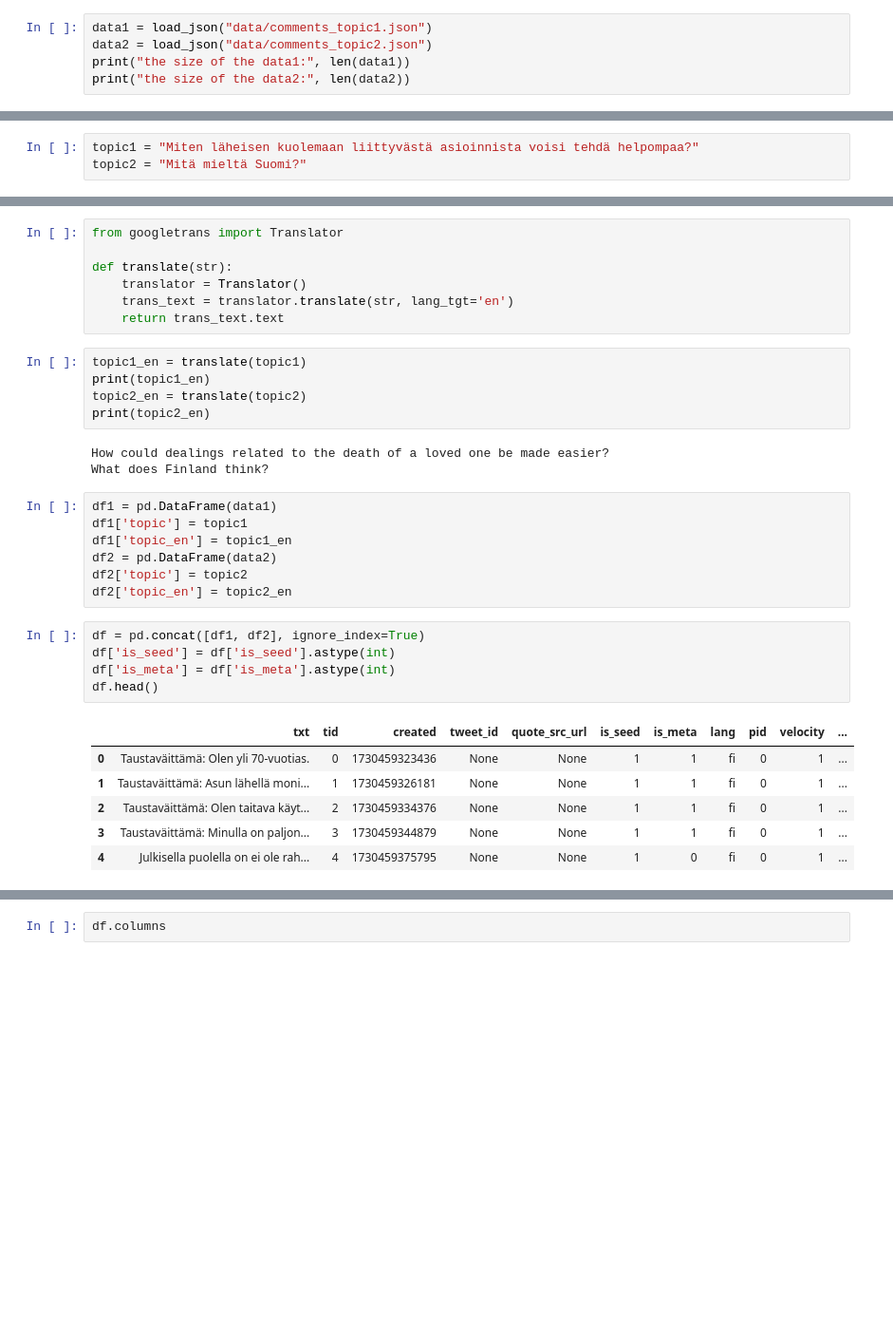
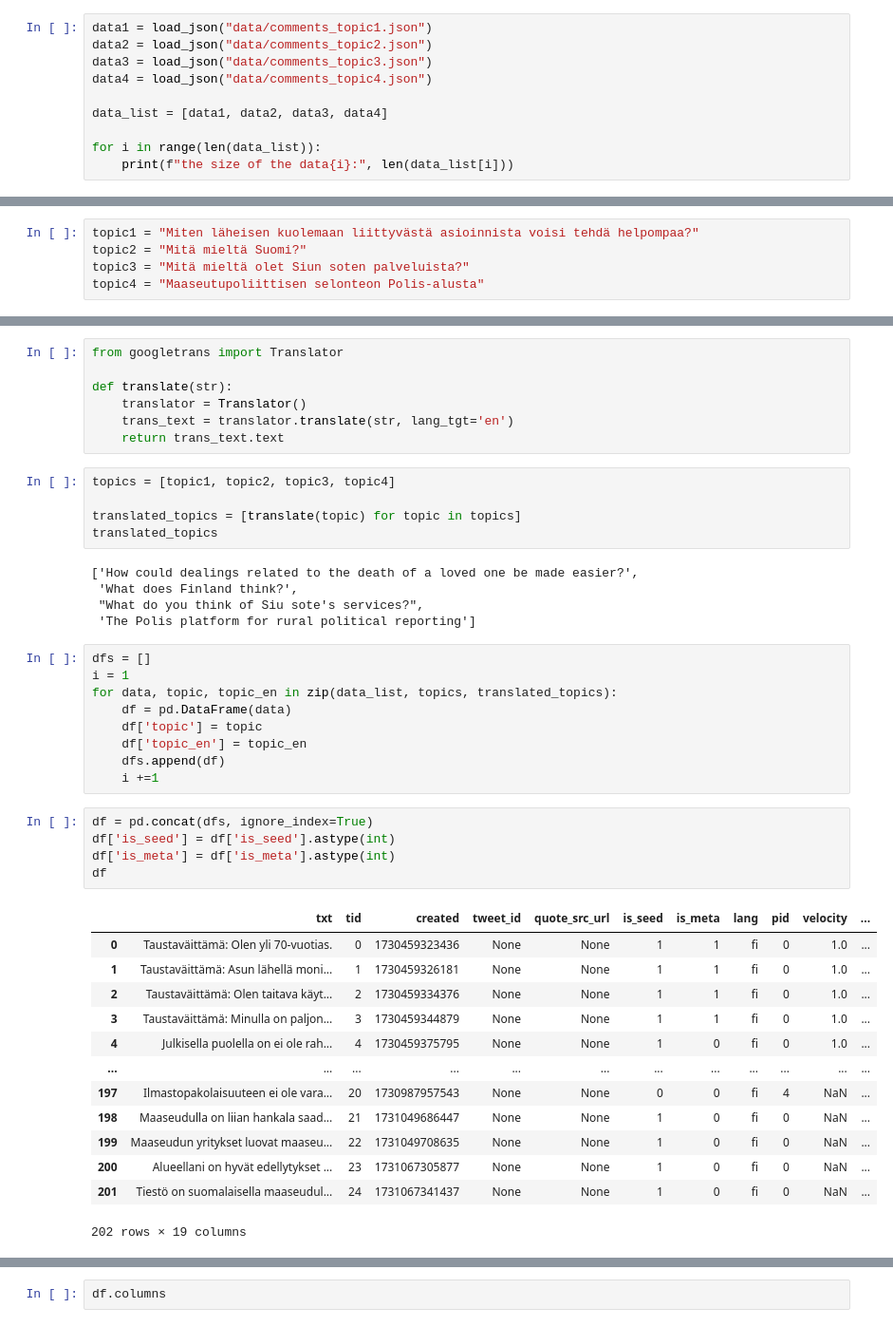
Before and after one commit to sophiaBuss0410/codevelhot, a Jupyter notebook: making data.ipynb, the cells around one changed output, grey strips where cells are left out. Shown at 95% size. Saved outputs shown, nothing was run; the diff lists cells and outputs as text; blank space fills up the shorter version.

Commit message:
adding two topics

```diff
--- a/making data.ipynb
+++ b/making data.ipynb
@@ -12,6 +12,11 @@ def load_json(file_name):
 # %%
 data1 = load_json("data/comments_topic1.json")
 data2 = load_json("data/comments_topic2.json")
-print("the size of the data1:", len(data1))
-print("the size of the data2:", len(data2))
+data3 = load_json("data/comments_topic3.json")
+data4 = load_json("data/comments_topic4.json")
+
+data_list = [data1, data2, data3, data4]
+
+for i in range(len(data_list)):
+    print(f"the size of the data{i}:", len(data_list[i]))
 # %% [output]
@@ -20,6 +27,8 @@ the size of the data2: 20
 # %%
 topic1 = "Miten läheisen kuolemaan liittyvästä asioinnista voisi tehdä helpompaa?"
 topic2 = "Mitä mieltä Suomi?"
+topic3 = "Mitä mieltä olet Siun soten palveluista?"
+topic4 = "Maaseutupoliittisen selonteon Polis-alusta"
 # %% [markdown]
 ## Translating the text
 # %%
@@ -29,33 +38,44 @@ def translate(str):
     translator = Translator()
     trans_text = translator.translate(str, lang_tgt='en')
     return trans_text.text
-# %%
-topic1_en = translate(topic1)
-print(topic1_en)
-topic2_en = translate(topic2)
-print(topic2_en)
-# %% [output]
-How could dealings related to the death of a loved one be made easier?
-What does Finland think?
-# %%
-df1 = pd.DataFrame(data1)
-df1['topic'] = topic1
-df1['topic_en'] = topic1_en
-df2 = pd.DataFrame(data2)
-df2['topic'] = topic2
-df2['topic_en'] = topic2_en
+# %%
+topics = [topic1, topic2, topic3, topic4]
+
+translated_topics = [translate(topic) for topic in topics]
+translated_topics
+# %% [output]
+['How could dealings related to the death of a loved one be made easier?',
+ 'What does Finland think?',
+ "What do you think of Siu sote's services?",
+ 'The Polis platform for rural political reporting']
+# %%
+dfs = []
+i = 1
+for data, topic, topic_en in zip(data_list, topics, translated_topics):
+    df = pd.DataFrame(data)
+    df['topic'] = topic
+    df['topic_en'] = topic_en
+    dfs.append(df)
+    i +=1
 # %%
-df = pd.concat([df1, df2], ignore_index=True)
+df = pd.concat(dfs, ignore_index=True)
 df['is_seed'] = df['is_seed'].astype(int)
 df['is_meta'] = df['is_meta'].astype(int)
-df.head()
+df
 # %% [output]
 |  | txt | tid | created | tweet_id | quote_src_url | is_seed | is_meta | lang | pid | velocity | ... |
-| 0 | Taustaväittämä: Olen yli 70-vuotias. | 0 | 1730459323436 | None | None | 1 | 1 | fi | 0 | 1 | ... |
-| 1 | Taustaväittämä: Asun lähellä moni... | 1 | 1730459326181 | None | None | 1 | 1 | fi | 0 | 1 | ... |
-| 2 | Taustaväittämä: Olen taitava käyt... | 2 | 1730459334376 | None | None | 1 | 1 | fi | 0 | 1 | ... |
-| 3 | Taustaväittämä: Minulla on paljon... | 3 | 1730459344879 | None | None | 1 | 1 | fi | 0 | 1 | ... |
-| 4 | Julkisella puolella on ei ole rah... | 4 | 1730459375795 | None | None | 1 | 0 | fi | 0 | 1 | ... |
+| 0 | Taustaväittämä: Olen yli 70-vuotias. | 0 | 1730459323436 | None | None | 1 | 1 | fi | 0 | 1.0 | ... |
+| 1 | Taustaväittämä: Asun lähellä moni... | 1 | 1730459326181 | None | None | 1 | 1 | fi | 0 | 1.0 | ... |
+| 2 | Taustaväittämä: Olen taitava käyt... | 2 | 1730459334376 | None | None | 1 | 1 | fi | 0 | 1.0 | ... |
+| 3 | Taustaväittämä: Minulla on paljon... | 3 | 1730459344879 | None | None | 1 | 1 | fi | 0 | 1.0 | ... |
+| 4 | Julkisella puolella on ei ole rah... | 4 | 1730459375795 | None | None | 1 | 0 | fi | 0 | 1.0 | ... |
+| ... | ... | ... | ... | ... | ... | ... | ... | ... | ... | ... | ... |
+| 197 | Ilmastopakolaisuuteen ei ole vara... | 20 | 1730987957543 | None | None | 0 | 0 | fi | 4 | NaN | ... |
+| 198 | Maaseudulla on liian hankala saad... | 21 | 1731049686447 | None | None | 1 | 0 | fi | 0 | NaN | ... |
+| 199 | Maaseudun yritykset luovat maaseu... | 22 | 1731049708635 | None | None | 1 | 0 | fi | 0 | NaN | ... |
+| 200 | Alueellani on hyvät edellytykset ... | 23 | 1731067305877 | None | None | 1 | 0 | fi | 0 | NaN | ... |
+| 201 | Tiestö on suomalaisella maaseudul... | 24 | 1731067341437 | None | None | 1 | 0 | fi | 0 | NaN | ... |
+202 rows × 19 columns
 # %%
 # removing the "Taustaväittämä:"
 df['txt'] = df['txt'].str.replace('Taustaväittämä:', '', regex=False)
```
Also changed, not shown: parts of 7 cells of this notebook, 3 other files.
